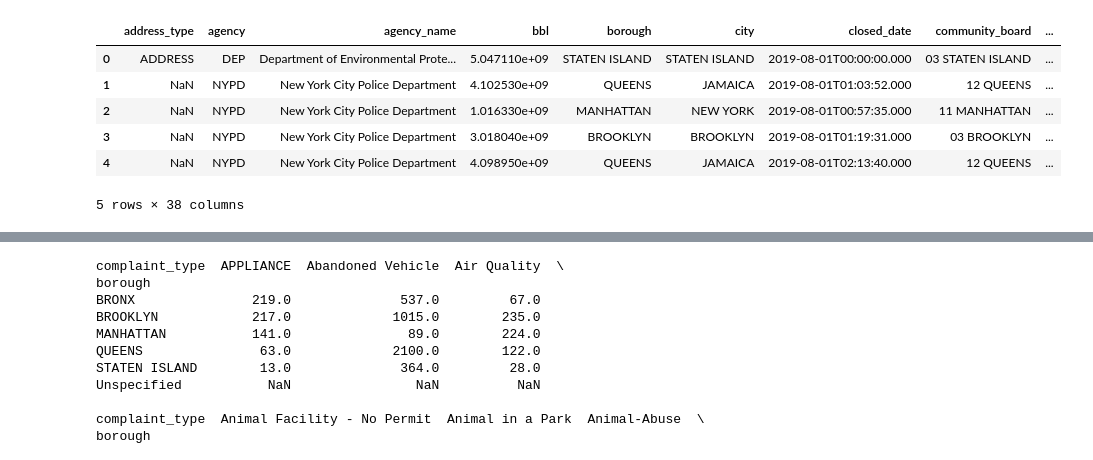
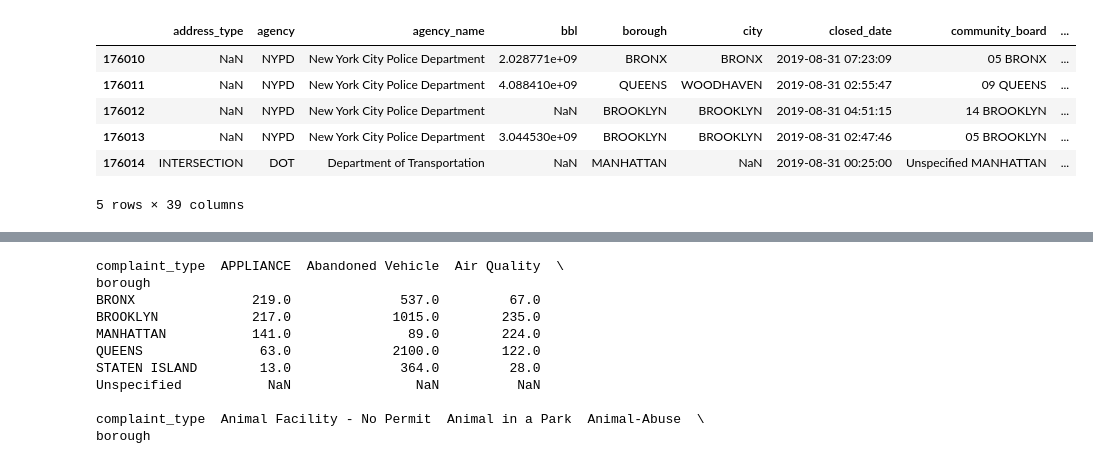
Before and after one commit to whohuhwhat/311_pt4, a Jupyter notebook: TS.ipynb, the cells around one changed output, grey strips where cells are left out. Cells and saved outputs as stored; diff of their text form; code cells hidden in the pictures.

```diff
--- a/TS.ipynb
+++ b/TS.ipynb
@@ -11,12 +12,12 @@ aug["day_of_week"] = aug['created_date'].dt.day_name()
 aug['closed_date'] = pd.to_datetime(aug['closed_date'])
 aug['days_elapsed'] = (aug['closed_date'] - aug['created_date']).dt.days
 # %%
-aug.head()
+aug.tail()
 # %% [output]
 |  | address_type | agency | agency_name | bbl | borough | city | closed_date | community_board | ... |
-| 0 | ADDRESS | DEP | Department of Environmental Prote... | 5.047110e+09 | STATEN ISLAND | STATEN ISLAND | 2019-08-01T00:00:00.000 | 03 STATEN ISLAND | ... |
-| 1 | NaN | NYPD | New York City Police Department | 4.102530e+09 | QUEENS | JAMAICA | 2019-08-01T01:03:52.000 | 12 QUEENS | ... |
-| 2 | NaN | NYPD | New York City Police Department | 1.016330e+09 | MANHATTAN | NEW YORK | 2019-08-01T00:57:35.000 | 11 MANHATTAN | ... |
-| 3 | NaN | NYPD | New York City Police Department | 3.018040e+09 | BROOKLYN | BROOKLYN | 2019-08-01T01:19:31.000 | 03 BROOKLYN | ... |
-| 4 | NaN | NYPD | New York City Police Department | 4.098950e+09 | QUEENS | JAMAICA | 2019-08-01T02:13:40.000 | 12 QUEENS | ... |
+| 176010 | NaN | NYPD | New York City Police Department | 2.028771e+09 | BRONX | BRONX | 2019-08-31 07:23:09 | 05 BRONX | ... |
+| 176011 | NaN | NYPD | New York City Police Department | 4.088410e+09 | QUEENS | WOODHAVEN | 2019-08-31 02:55:47 | 09 QUEENS | ... |
+| 176012 | NaN | NYPD | New York City Police Department | NaN | BROOKLYN | BROOKLYN | 2019-08-31 04:51:15 | 14 BROOKLYN | ... |
+| 176013 | NaN | NYPD | New York City Police Department | 3.044530e+09 | BROOKLYN | BROOKLYN | 2019-08-31 02:47:46 | 05 BROOKLYN | ... |
+| 176014 | INTERSECTION | DOT | Department of Transportation | NaN | MANHATTAN | NaN | 2019-08-31 00:25:00 | Unspecified MANHATTAN | ... |
-5 rows × 38 columns
+5 rows × 39 columns
```
Also changed, not shown: parts of 5 cells of this notebook.
